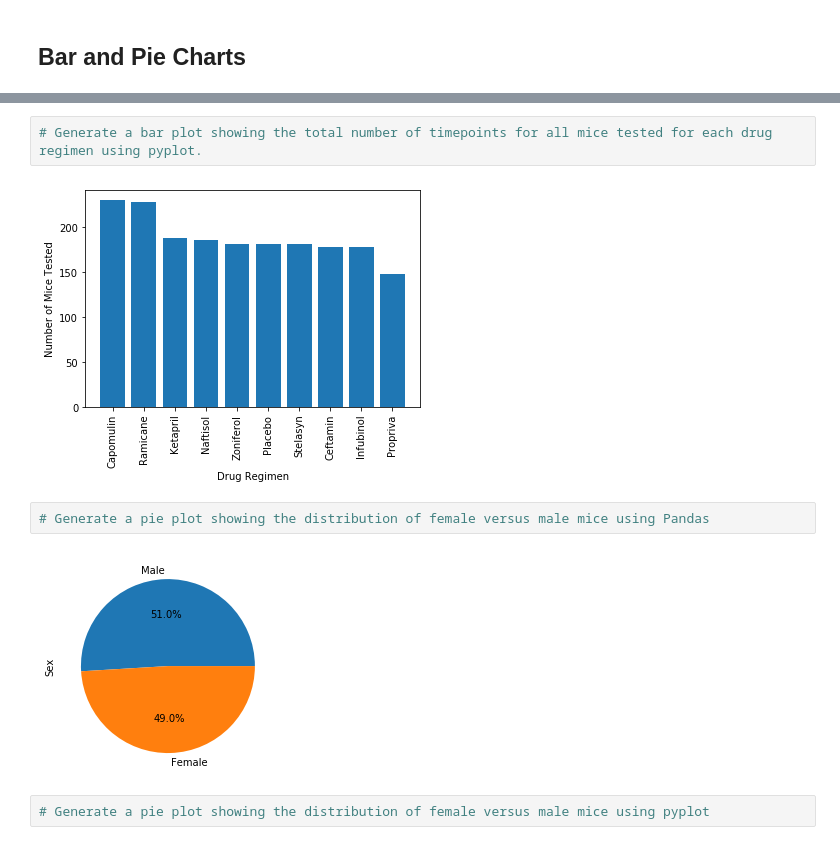
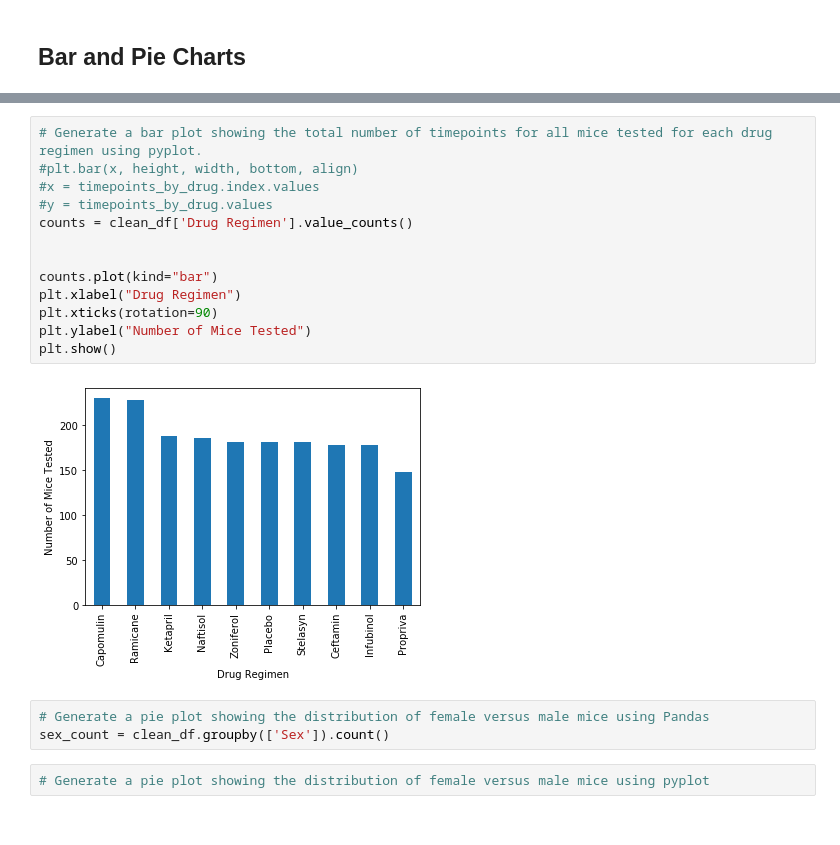
Before and after one commit to jf11235/matplotlib-challenge, a Jupyter notebook: Pymaceuticals/pymaceuticals_starter.ipynb, the cells around one changed output, grey strips where cells are left out. Cells and saved outputs as stored; diff of their text form.

```diff
--- a/Pymaceuticals/pymaceuticals_starter.ipynb
+++ b/Pymaceuticals/pymaceuticals_starter.ipynb
@@ -175,11 +167,21 @@ bar_graph = timepoints_by_drug.plot.bar()
 # %%
 # Generate a bar plot showing the total number of timepoints for all mice tested for each drug regimen using pyplot.
+#plt.bar(x, height, width, bottom, align)
+#x = timepoints_by_drug.index.values
+#y = timepoints_by_drug.values
+counts = clean_df['Drug Regimen'].value_counts()
+
+
+counts.plot(kind="bar")
+plt.xlabel("Drug Regimen")
+plt.xticks(rotation=90)
+plt.ylabel("Number of Mice Tested")
+plt.show()
 # %% [output]
-[figure, old version]
+[figure, new version]
 # %%
 # Generate a pie plot showing the distribution of female versus male mice using Pandas
+sex_count = clean_df.groupby(['Sex']).count()
-# %% [output]
-[figure, removed]
 # %%
 # Generate a pie plot showing the distribution of female versus male mice using pyplot
 # %% [output]
```
Also changed, not shown: parts of 2 cells of this notebook.
